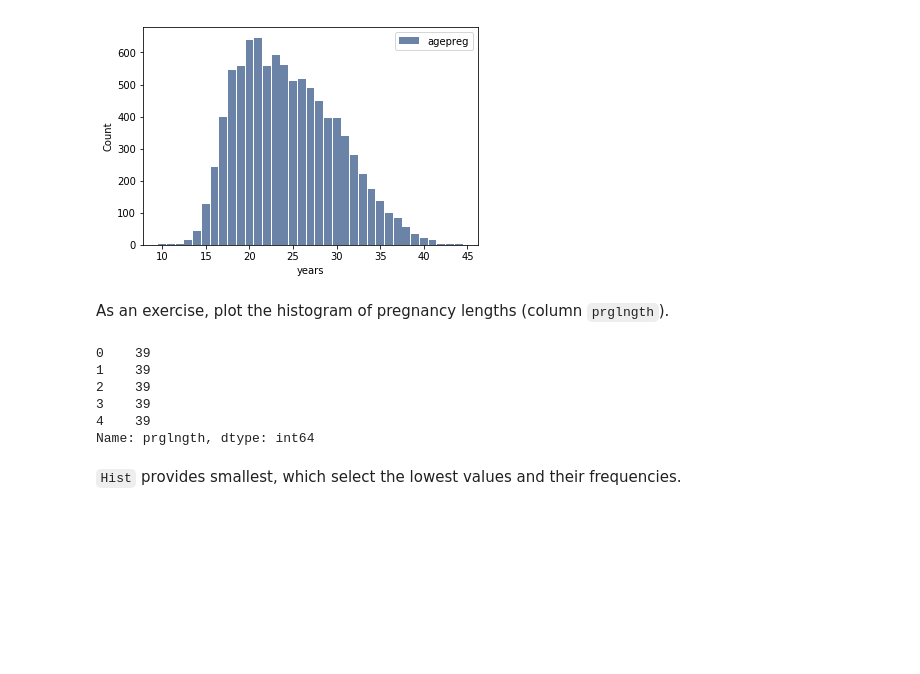
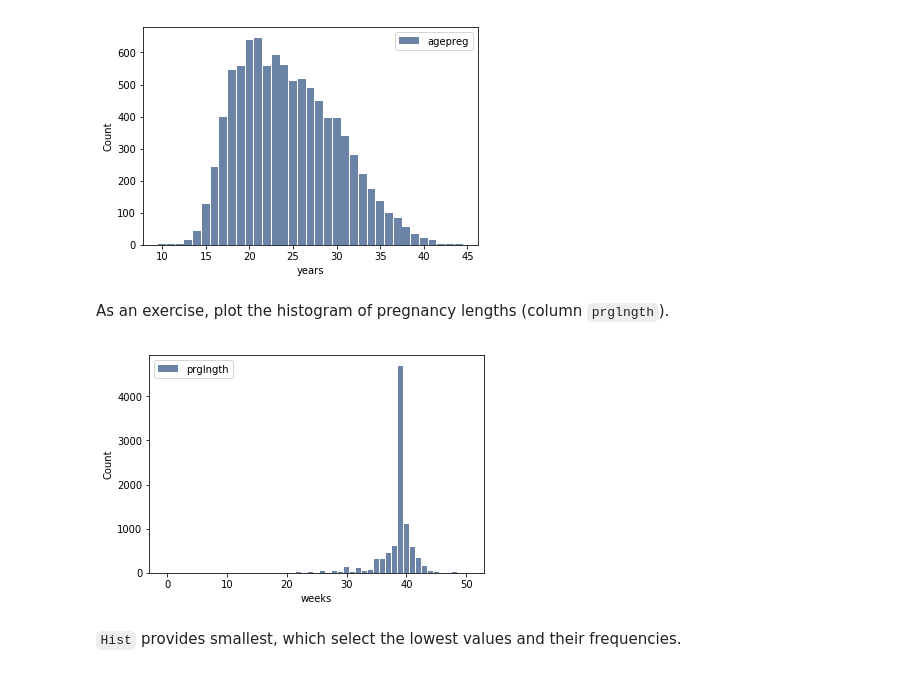
Before and after one commit to ZeroFactor/ThinkStats2, a Jupyter notebook: code/chap02ex.ipynb, the cells around one changed output. Saved outputs shown, nothing was run; the diff lists cells and outputs as text; code cells hidden in the pictures; blank space fills up the shorter version.

```diff
--- a/code/chap02ex.ipynb
+++ b/code/chap02ex.ipynb
@@ -131,13 +131,11 @@ As an exercise, plot the histogram of pregnancy lengths (column `prglngth`).
 # %%
 # Solution goes here
 live.prglngth.head()
+pl = thinkstats2.Hist(live.prglngth, label='prglngth')
+thinkplot.Hist(pl)
+thinkplot.Config(xlabel='weeks', ylabel='Count')
 # %% [output]
-0    39
-1    39
-2    39
-3    39
-4    39
-Name: prglngth, dtype: int64
+[figure, added]
 # %% [markdown]
 `Hist` provides smallest, which select the lowest values and their frequencies.
 # %%
```
Also changed, not shown: parts of 24 cells of this notebook, 1 other file.
